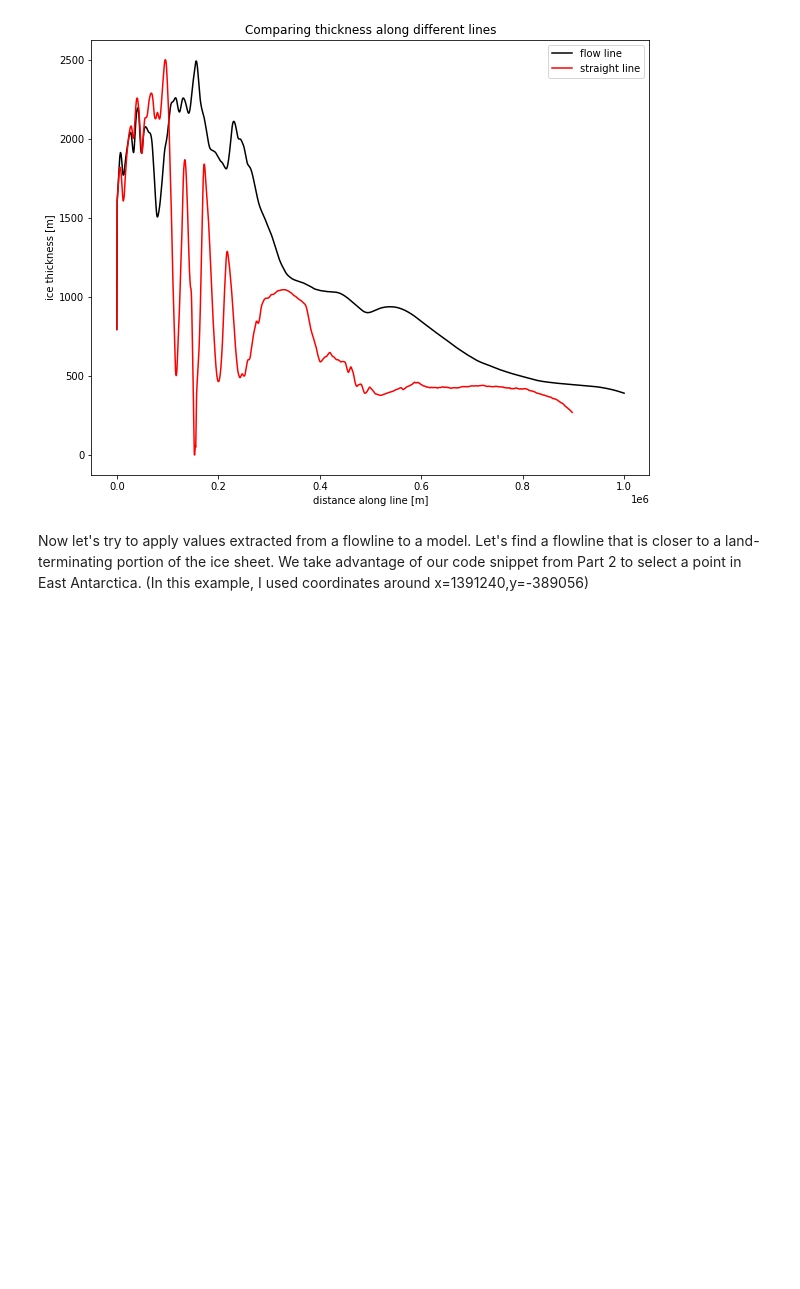
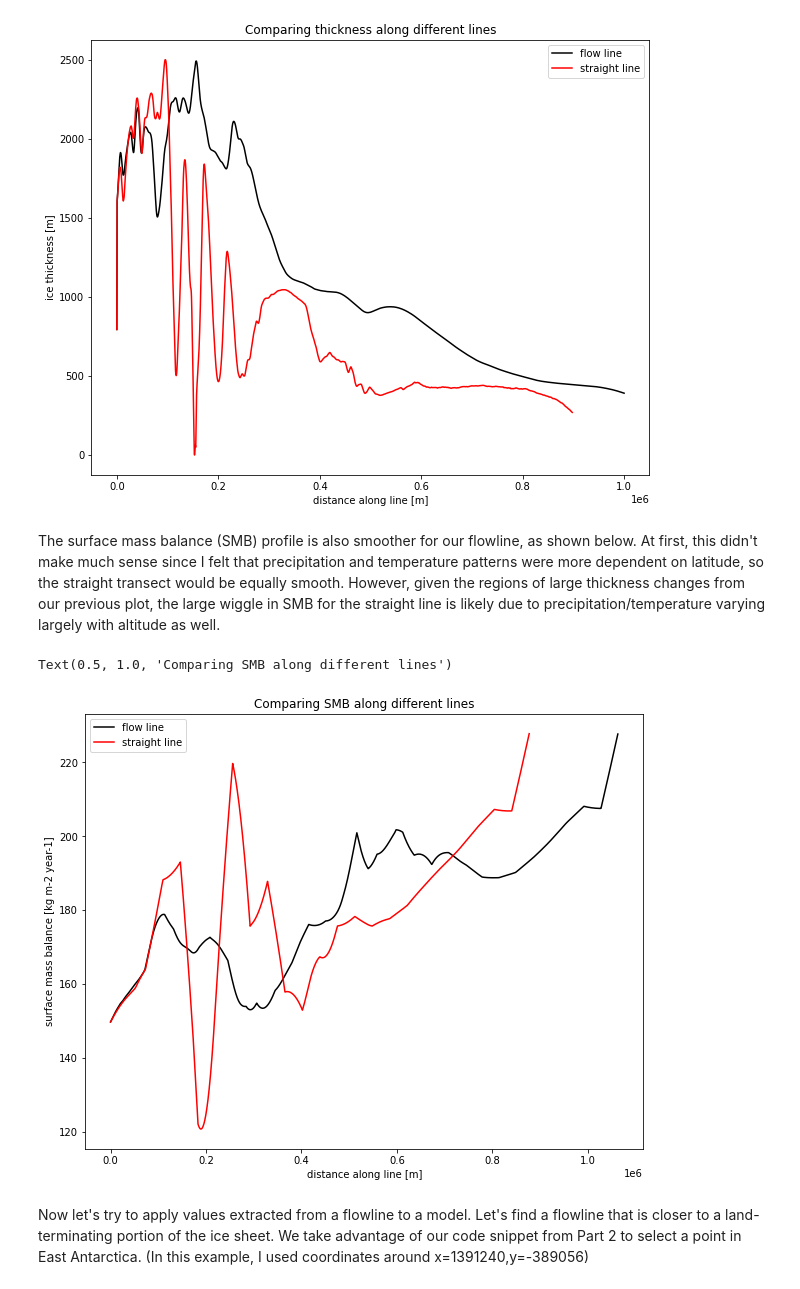
Before and after one commit to glugeorge/flowline_picker, a Jupyter notebook: flowline_picker.ipynb, the cells around one changed output. Saved outputs shown, nothing was run; the diff lists cells and outputs as text; code cells hidden in the pictures; blank space fills up the shorter version.

```diff
--- a/flowline_picker.ipynb
+++ b/flowline_picker.ipynb
@@ -38,3 +42,8 @@ y_bedmap = b['y_bedmap'][:,0]
+# %%
+mar_data = Dataset('MAR-ERA-Interim_smb_1979-2017_ave.nc4')
+x_mar = mar_data.variables['x'][:].data*1000
+y_mar = mar_data.variables['y'][:].data*1000
+smb = np.mean(mar_data.variables['smb'][:].data,axis=(0,1))
 # %% [markdown]
 Let's plot a streamplot of the velocities. This will help us get a sense of the flowlines along the glacier. We will also select 8 points for testing the various methods for determining a flowline. The `matplotlib` function `streamplot` plots the streamlines for a given velocity field. These streamlines, which are the lines that are tangential to the velocity field, can flow from a given point to the edge of a glacier, and by definition track the flow of ice. Consequently, I choose to use these streamlines to be analagous to a "flowline" for portions of an ice sheet.
 
@@ -236,6 +245,7 @@ Now we define our fields to interpolate.
 slope_interp = scipy.interpolate.RegularGridInterpolator((y_bedmap, x_bedmap), slope)
 thick_interp = scipy.interpolate.RegularGridInterpolator((y_bedmap, x_bedmap), thickness)
 speed_interp = scipy.interpolate.RegularGridInterpolator((Y, X), speed)
+smb_interp = scipy.interpolate.RegularGridInterpolator((y_mar, x_mar), smb)
 # %% [markdown]
 We also define a smoothing function, in case we have noisy data.
 # %%
@@ -276,6 +286,23 @@ plt.title('Comparing thickness along different lines')
 # %% [output]
 Text(0.5, 1.0, 'Comparing thickness along different lines')
 [figure]
+# %% [markdown]
+The surface mass balance (SMB) profile is also smoother for our flowline, as shown below. At first, this didn't make much sense since I felt that precipitation and temperature patterns were more dependent on latitude, so the straight transect would be equally smooth. However, given the regions of large thickness changes from our previous plot, the large wiggle in SMB for the straight line is likely due to precipitation/temperature varying largely with altitude as well.
+# %%
+plt.figure(figsize=(10,8))
+d = np.sqrt(np.diff(yi)**2 + np.diff(xi)**2)
+d = np.insert(np.cumsum(d), 0 , 0)
+plt.plot(d,smb_interp((yi,xi)),color='black',label='flow line')
+d_s = np.sqrt(np.diff(y_straight)**2 + np.diff(x_straight)**2)
+d_s = np.insert(np.cumsum(d_s), 0 , 0)
+plt.plot(d_s,smb_interp((y_straight,x_straight)),color='red',label='straight line')
+plt.ylabel('surface mass balance [kg m-2 year-1]')
+plt.xlabel('distance along line [m]')
+plt.legend()
+plt.title('Comparing SMB along different lines')
+# %% [output]
+Text(0.5, 1.0, 'Comparing SMB along different lines')
+[figure, added]
 # %% [markdown]
 Now let's try to apply values extracted from a flowline to a model. Let's find a flowline that is closer to a land-terminating portion of the ice sheet. We take advantage of our code snippet from Part 2 to select a point in East Antarctica. (In this example, I used coordinates around x=1391240,y=-389056)
 # %%
```
Also changed, not shown: parts of 20 cells of this notebook, 2 other files.
